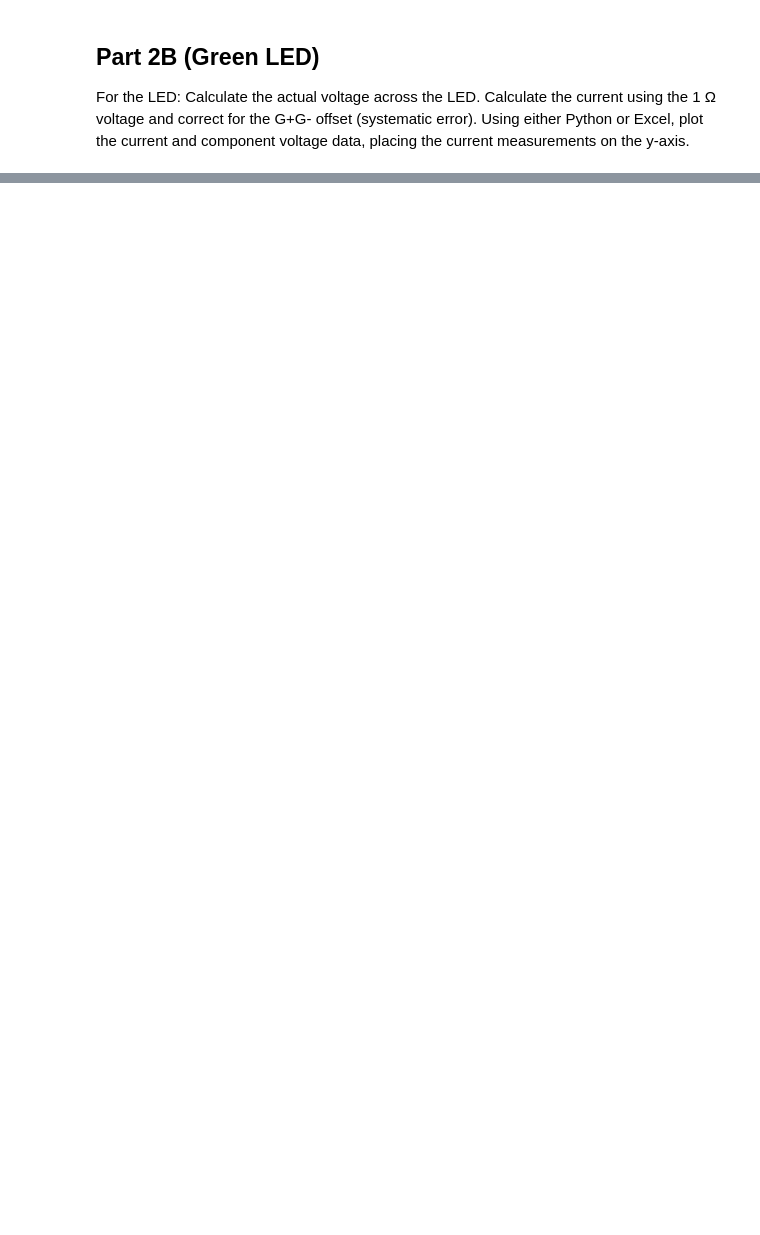
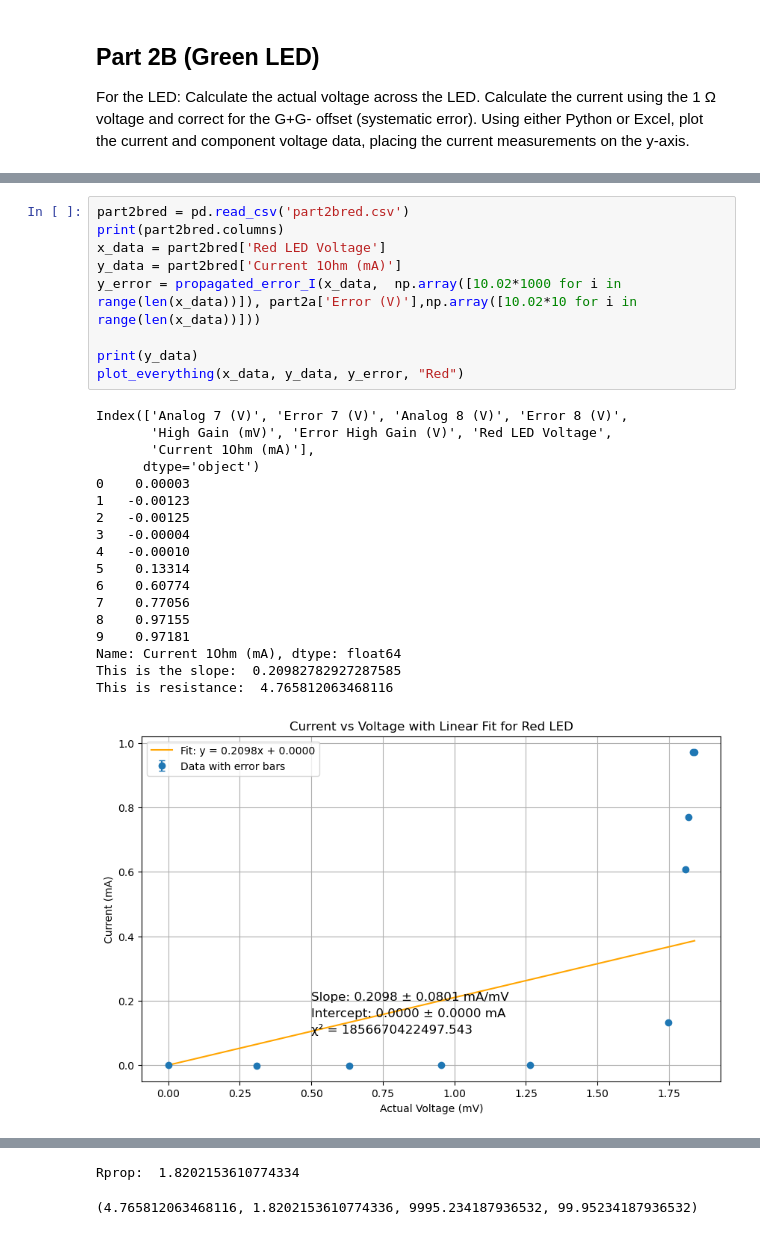
Before and after one commit to Faith-Qiao/physics5bl, a Jupyter notebook: lab8/lab8.ipynb, the cells around one changed output, grey strips where cells are left out. Cells and saved outputs as stored; diff of their text form; blank space fills up the shorter version.

```diff
--- a/lab8/lab8.ipynb
+++ b/lab8/lab8.ipynb
@@ -222,0 +233,28 @@ This is resistance:  12.386435998085224
+# %%
+part2bred = pd.read_csv('part2bred.csv')
+print(part2bred.columns)
+x_data = part2bred['Red LED Voltage']
+y_data = part2bred['Current 1Ohm (mA)']
+y_error = propagated_error_I(x_data,  np.array([10.02*1000 for i in range(len(x_data))]), part2a['Error (V)'],np.array([10.02*10 for i in range(len(x_data))]))
+
+print(y_data)
+plot_everything(x_data, y_data, y_error, "Red")
+# %% [output]
+Index(['Analog 7 (V)', 'Error 7 (V)', 'Analog 8 (V)', 'Error 8 (V)',
+       'High Gain (mV)', 'Error High Gain (V)', 'Red LED Voltage',
+       'Current 1Ohm (mA)'],
+      dtype='object')
+0    0.00003
+1   -0.00123
+2   -0.00125
+3   -0.00004
+4   -0.00010
+5    0.13314
+6    0.60774
+7    0.77056
+8    0.97155
+9    0.97181
+Name: Current 1Ohm (mA), dtype: float64
+This is the slope:  0.20982782927287585
+This is resistance:  4.765812063468116
+[figure, added]
@@ -222,0 +262,2 @@ This is resistance:  12.386435998085224
+Rprop:  1.8202153610774334
+(4.765812063468116, 1.8202153610774336, 9995.234187936532, 99.95234187936532)
```
Also changed, not shown: parts of 7 cells of this notebook, 1 other file.
